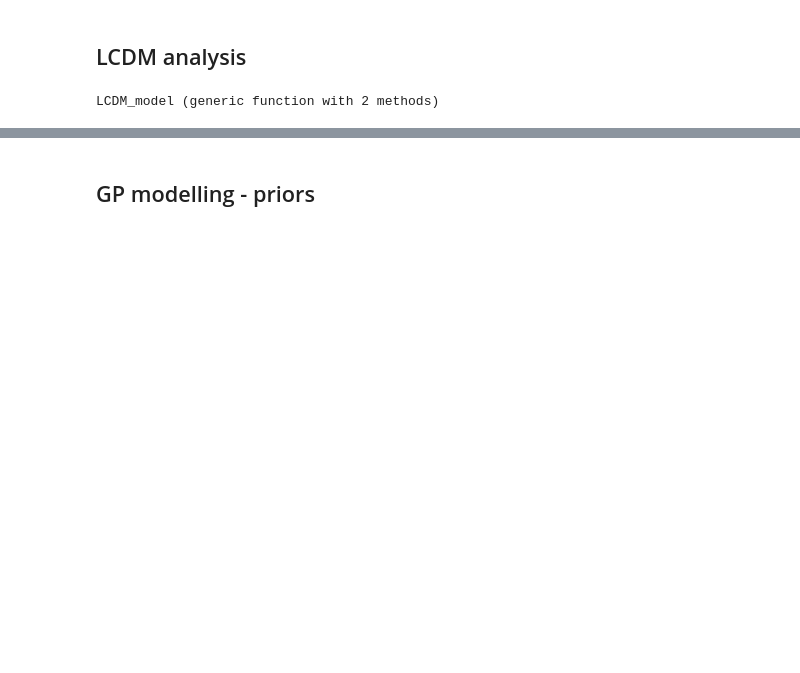
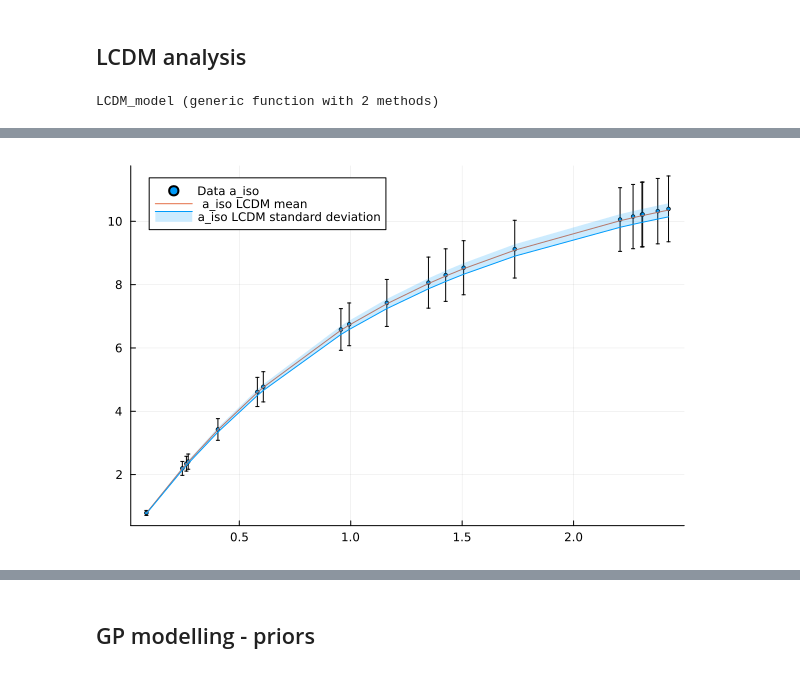
Before and after one commit to JaimeRZP/wb_gp, a Jupyter notebook: Tanvi/alpha_param.ipynb, the cells around one changed output, grey strips where cells are left out. Saved outputs shown, nothing was run; the diff lists cells and outputs as text; code cells hidden in the pictures; blank space fills up the shorter version.

```diff
--- a/Tanvi/alpha_param.ipynb
+++ b/Tanvi/alpha_param.ipynb
@@ -15,7 +15,8 @@ using BlockDiagonals
 ### Collate data
 # %%
 # setting a cosmology for the fake data
-cosmo1 = Cosmology(h = 0.6736);
+cosmo1 = Cosmology();
+rd_fid = 99.0792;
 # %% [markdown]
 #### Generate fake data
 # %%
@@ -45,7 +46,7 @@ end
 
 # fs8 data
 function fakedata_fs8()
-    z = sort([[0.01, 0.02, 0.07] ; (2.5 .* rand(20))])
+    z = sort([[0.01, 0.02, 0.07] ; (2.5 .* rand(3))])
     data = fs8(cosmo1, z)
     err = 0.1 .* data
     cov = zeros(length(z), length(z))
@@ -55,6 +56,33 @@ function fakedata_fs8()
     return(data_name = "fakedata_fs8", z = z, data = data, cov = cov)
 end
 
+# aiso data
+function fakedata_aiso()
+z  = sort(2.5 .* rand(20)) # random array of 30 z values sorted ascending (0 - 2.5)
+dvz_cb = ((z .* LimberJack.CLIGHT_HMPC) .* ((cosmo1.chi(z)) .^ 2)) ./ (cosmo1.cpar.h .* 100 .* Ez(cosmo1, z))
+data = (dvz_cb .^ (1/3)) ./ rd_fid
+err = 0.1 .* data
+cov = zeros(length(z), length(z))
+    for i in 1:length(z)
+        cov[i, i] = err[i]^2
+    end
+    return (data_name = "fakedata_aiso", z = z, data = data, cov = cov)
+end
+
+# aap data
+function fakedata_aap()
+    z = [0.01, 0.02, 0.07, 0.32, 0.54, 1.5, 2.4]
+    data = LimberJack.CLIGHT_HMPC ./ (cosmo1.cpar.h .* 100 .* Ez(cosmo1, z) .* (cosmo1.chi(z)))
+    err = 0.1 .* data
+    cov = zeros(length(z), length(z))
+    for i in 1:length(z)
+        cov[i, i] = err[i]^2
+    end
+    return (data_name = "fakedata_aap", z = z, data = data, cov = cov)
+end
+
 fakedatahz = fakedata_hz();
 fakedatadm = fakedata_dm();
 fakedatafs8 = fakedata_fs8();
+fakedataaap = fakedata_aap();
+fakedataaiso = fakedata_aiso();
@@ -316,11 +260,13 @@ chidata_lcdm = group(chain_LCDM, :dhdm_theory).value.data[:,:,1];
 fs8data_lcdm = group(chain_LCDM, :fs8_theory).value.data[:,:,1];
 
 # mean and standard deviation - lcdm
-hz_lcdm_m, hz_lcdm_s = mean(hdata_lcdm, dims=1), std(hdata_lcdm, dims=1);
+hz_lcdm_m, hz_lcdm_s = mean(hzdata_lcdm, dims=1), std(hzdata_lcdm, dims=1);
 dm_lcdm_m, dm_lcdm_s = mean(chidata_lcdm, dims=1), std(chidata_lcdm, dims=1);
 fs8_lcdm_m, fs8_lcdm_s = mean(fs8data_lcdm, dims=1), std(fs8data_lcdm, dims=1);
 # %%
-plot(fakedataaiso.z, fakedataaiso.data, yerr=aiso_err, label="Data H(z)", ms=2, seriestype=:scatter)
-plot!(fakedataaiso.z, vec(hz_lcdm_m), label=" H(z) LCDM mean")
-plot!(fakedataaiso.z, vec(hz_lcdm_m .- hz_lcdm_s),  fillrange = vec(hz_lcdm_m .+ hz_lcdm_s), fillalpha=0.2, c=1, label="H(z) LCDM standard deviation")
+plot(fakedataaiso.z, fakedataaiso.data, yerr=aiso_err, label="Data a_iso", ms=2, seriestype=:scatter)
+plot!(fakedataaiso.z, vec(hz_lcdm_m), label=" a_iso LCDM mean")
+plot!(fakedataaiso.z, vec(hz_lcdm_m .- hz_lcdm_s),  fillrange = vec(hz_lcdm_m .+ hz_lcdm_s), fillalpha=0.2, c=1, label="a_iso LCDM standard deviation")
+# %% [output]
+[figure, added]
 # %%
```
Also changed, not shown: parts of 25 cells of this notebook.
